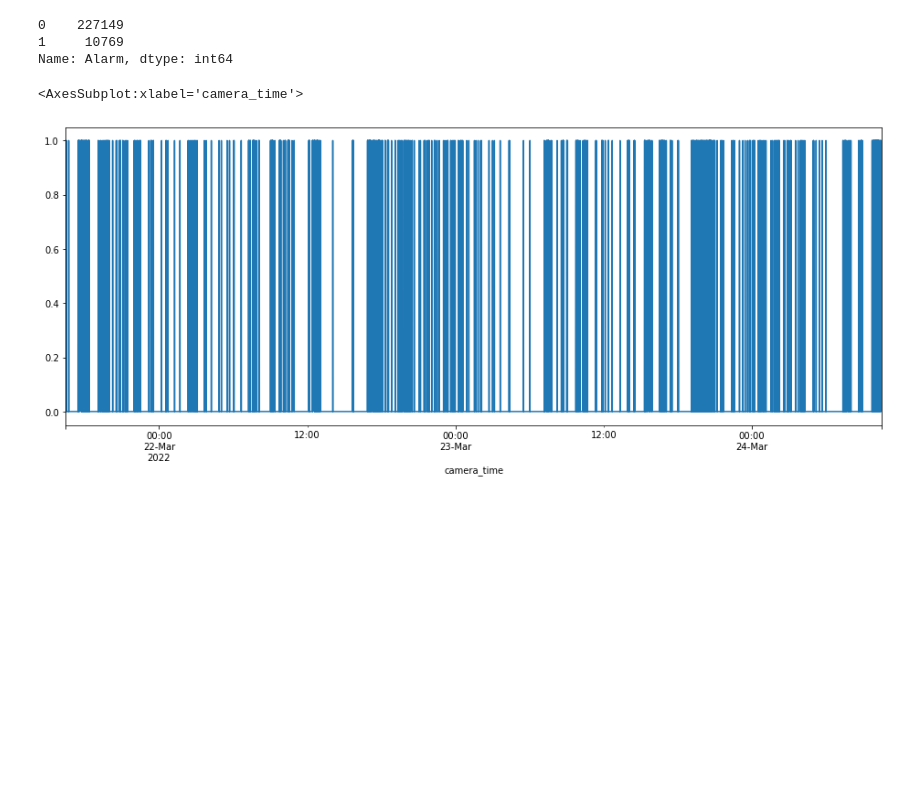
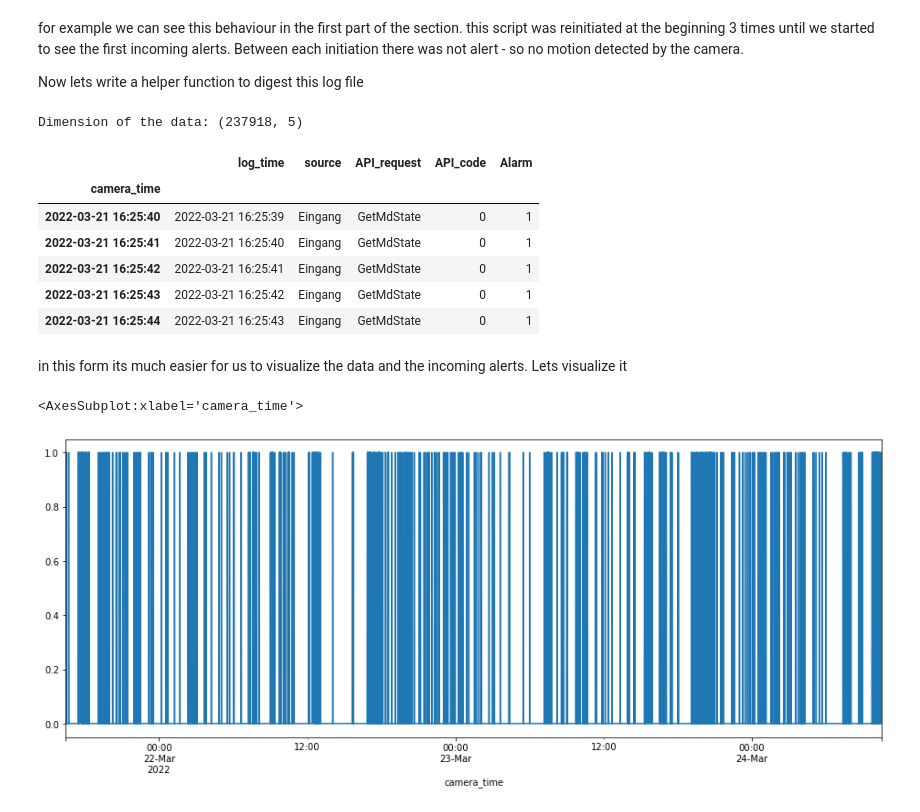
Before and after one commit to brunosa3/smart_surveillance, a Jupyter notebook: 02_evaluation_of_alerting_system.ipynb, the cells around one changed output. Drawn from its saved outputs; the diff is of its cells as text; code cells hidden in the pictures; blank space fills up the shorter version.

```diff
--- a/02_evaluation_of_alerting_system.ipynb
+++ b/02_evaluation_of_alerting_system.ipynb
@@ -1,3 +60,7 @@
+# %% [markdown]
+for example we can see this behaviour in the first part of the section. this script was reinitiated at the beginning 3 times until we started to see the first incoming alerts. Between each initiation there was not alert - so no motion detected by the camera.
+
+Now lets write a helper function to digest this log file
 # %%
 import pandas as pd
 from datetime import datetime
@@ -28,9 +93,23 @@ reo1 = clean_reolink_log(path)
-# %%
-reo1.Alarm.value_counts()
-# %% [output]
-0    227149
-1     10769
-Name: Alarm, dtype: int64
+# %%
+# let take a look at log file part2 which has only one starting intiatin so we don t need to bother about
+# filtering these headers out and split these events - just use skip=8 since we have 8 rows for the camera
+# settings occupied
+path = "Reolink/log/Reolink_motion_alerts_Eingang_part2.log"
+
+reo1 = clean_reolink_log(path, skip=8)
+print(f"Dimension of the data: {reo1.shape}")
+reo1.head()
+# %% [output]
+Dimension of the data: (237918, 5)
+|  | log_time | source | API_request | API_code | Alarm |
+| camera_time |  |  |  |  |  |
+| 2022-03-21 16:25:40 | 2022-03-21 16:25:39 | Eingang | GetMdState | 0 | 1 |
+| 2022-03-21 16:25:41 | 2022-03-21 16:25:40 | Eingang | GetMdState | 0 | 1 |
+| 2022-03-21 16:25:42 | 2022-03-21 16:25:41 | Eingang | GetMdState | 0 | 1 |
+| 2022-03-21 16:25:43 | 2022-03-21 16:25:42 | Eingang | GetMdState | 0 | 1 |
+| 2022-03-21 16:25:44 | 2022-03-21 16:25:43 | Eingang | GetMdState | 0 | 1 |
+# %% [markdown]
+in this form its much easier for us to visualize the data and the incoming alerts. Lets visualize it
 # %%
 reo1.loc[:,"Alarm"].interpolate(method='linear').plot(figsize = (16,6))
 # %% [output]
```
Also changed, not shown: parts of 36 cells of this notebook.
